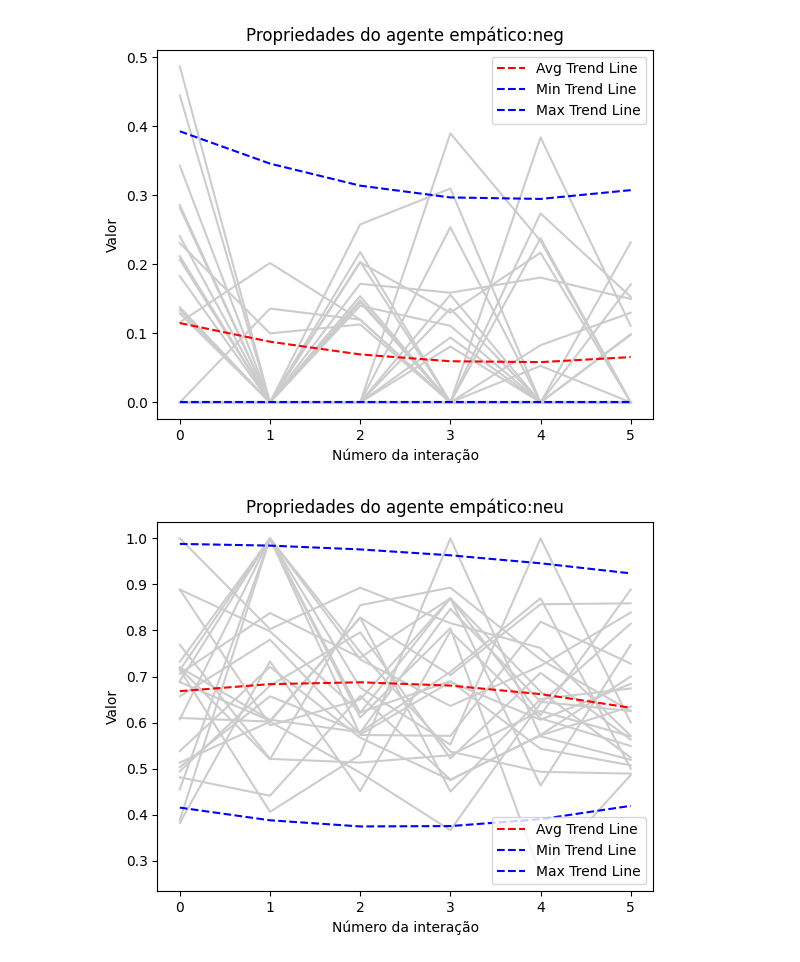
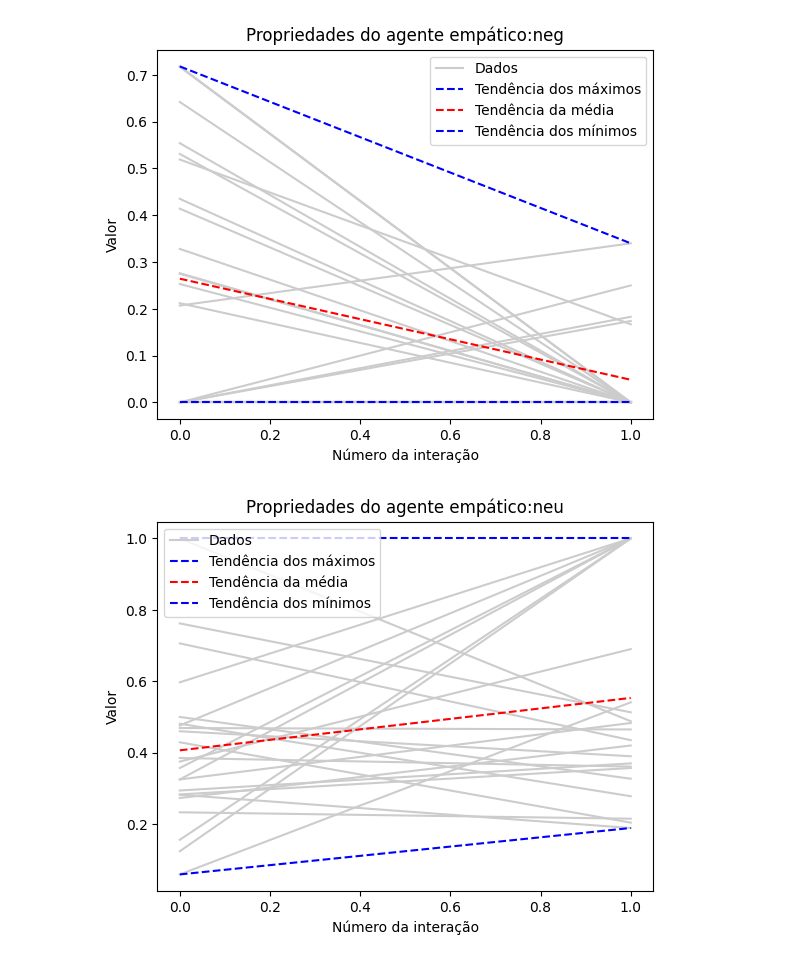
Before and after one commit to leomollmann/escuta-empatica, a Jupyter notebook: notebooks/sentiment_analysis.ipynb, the cells around one changed output. Cells and saved outputs as stored; diff of their text form; code cells hidden in the pictures.

```diff
--- a/notebooks/sentiment_analysis.ipynb
+++ b/notebooks/sentiment_analysis.ipynb
@@ -15,7 +25,7 @@ True
 texts = []
 
 for i in range(1,24):
-    with open(f'../dados/juliano_rigatti_en_extended/{i}.txt', 'r') as file:
+    with open(f'../dados/juliano_rigatti_en/{i}.txt', 'r') as file:
         texts.append(file.read())
 
 texts
@@ -60,7 +70,7 @@ for text in texts:
             })
 
     print(len(result))
-    processed_texts.append(result[0:12])
+    processed_texts.append(result[0:5])
 
 processed_texts
 # %% [output]
@@ -129,5 +150,6 @@ processed_texts
 # %%
 import matplotlib.pyplot as plt
+from matplotlib.lines import Line2D
 import numpy as np
 
 for agent in ['agente intrigante', 'agente empático']:
@@ -145,21 +167,28 @@ for agent in ['agente intrigante', 'agente empático']:
         max_y = np.max(data, axis=1)
 
         # calculate polynomial fit (degree = 1 for linear)
-        coef_avg = np.polyfit(x, avg_y, 2)
-        coef_min = np.polyfit(x, min_y, 2)
-        coef_max = np.polyfit(x, max_y, 2)
+        coef_avg = np.polyfit(x, avg_y, 1)
+        coef_min = np.polyfit(x, min_y, 1)
+        coef_max = np.polyfit(x, max_y, 1)
 
         poly1d_fn_avg = np.poly1d(coef_avg)
         poly1d_fn_min = np.poly1d(coef_min)
         poly1d_fn_max = np.poly1d(coef_max)
 
-        plt.plot(x, poly1d_fn_avg(x), '--r', label='Avg Trend Line')
-        plt.plot(x, poly1d_fn_min(x), '--b', label='Min Trend Line')
-        plt.plot(x, poly1d_fn_max(x), '--b', label='Max Trend Line')
+
+        legends = [Line2D([0], [0], color='#ccc', label='Dados'),
+                   Line2D([0], [0], color='blue', label='Tendência dos máximos', linestyle='--'),
+                   Line2D([0], [0], color='red', label='Tendência da média', linestyle='--'),
+                   Line2D([0], [0], color='blue', label='Tendência dos mínimos', linestyle='--'),
+        ]
+
+        plt.plot(x, poly1d_fn_avg(x), '--r')
+        plt.plot(x, poly1d_fn_min(x), '--b')
+        plt.plot(x, poly1d_fn_max(x), '--b')
 
         plt.xlabel('Número da interação')
         plt.ylabel('Valor')
         plt.title(f'Propriedades do {agent}:{category}')
-        plt.legend()
+        plt.legend(handles=legends)
         plt.show()
 # %% [output]
@@ -171,2 +200,2 @@ for agent in ['agente intrigante', 'agente empático']:
-[figure, old version]
+[figure, new version]
-[figure, old version]
+[figure, new version]
```
Also changed, not shown: parts of 6 cells of this notebook, 4 other files.
